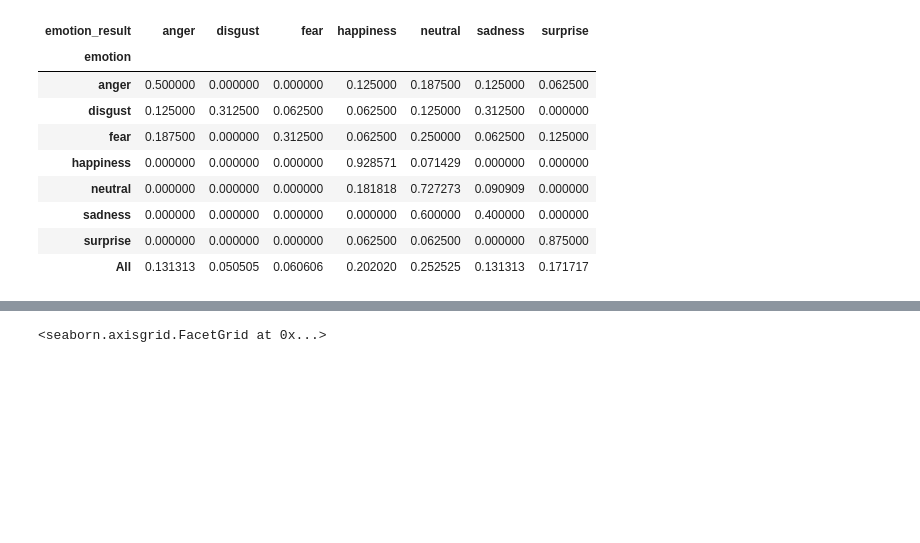
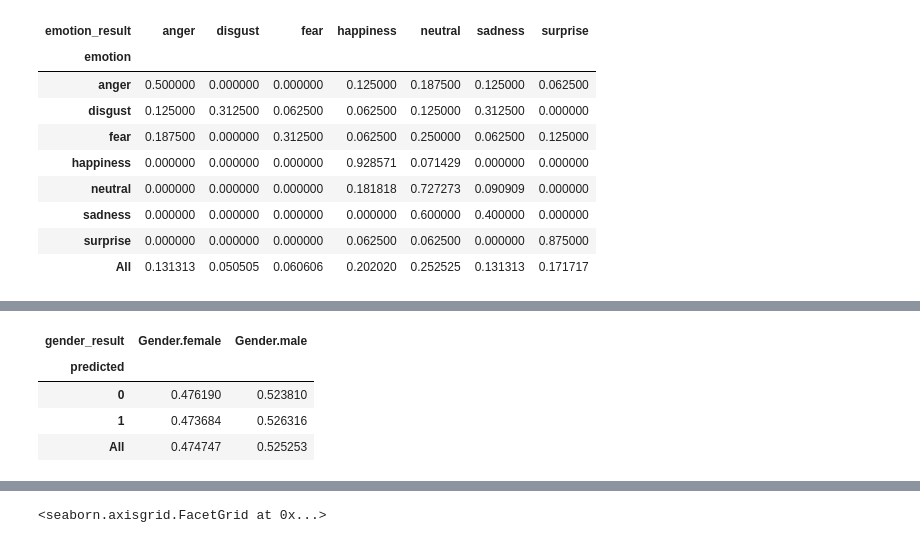
Before and after one commit to nagemnat/cs_face, a Jupyter notebook: emotions.ipynb, the cells around one changed output, grey strips where cells are left out. Drawn from its saved outputs; the diff is of its cells as text; code cells hidden in the pictures; blank space fills up the shorter version.

```diff
--- a/emotions.ipynb
+++ b/emotions.ipynb
@@ -535,0 +547,8 @@ pd.crosstab(index = new_df.emotion, columns = new_df.emotion_result, margins=Tru
+# %%
+pd.crosstab(index = new_df.predicted, columns = new_df.gender_result, margins=True, normalize='index')
+# %% [output]
+| gender_result | Gender.female | Gender.male |
+| predicted |  |  |
+| 0 | 0.476190 | 0.523810 |
+| 1 | 0.473684 | 0.526316 |
+| All | 0.474747 | 0.525253 |
```
Also changed, not shown: parts of 6 cells of this notebook.
